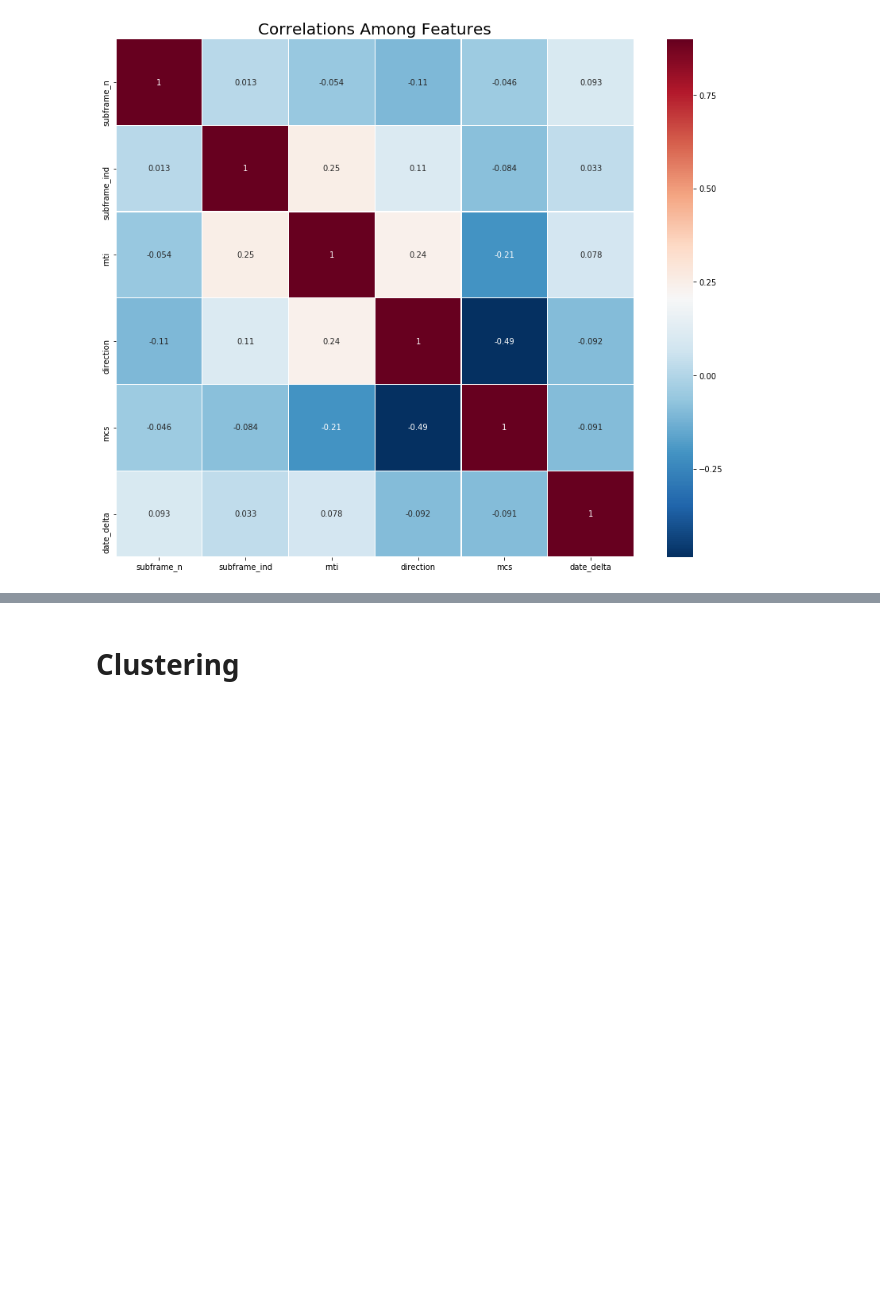
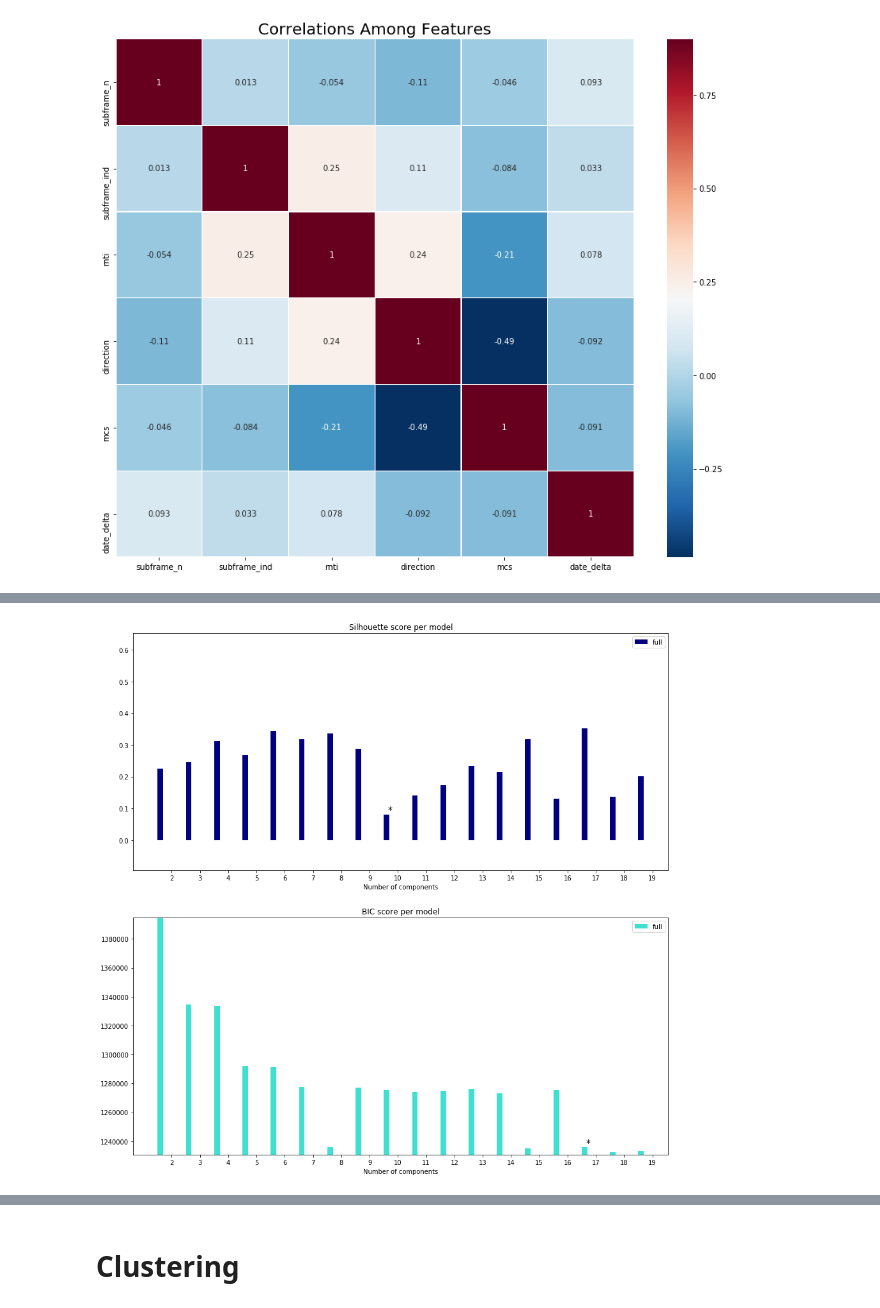
Before and after one commit to joynt/ScAvengers, a Jupyter notebook: main.ipynb, the cells around one changed output, grey strips where cells are left out. Saved outputs shown, nothing was run; the diff lists cells and outputs as text; code cells hidden in the pictures; blank space fills up the shorter version.

Commit message:
Cluster selection

```diff
--- a/main.ipynb
+++ b/main.ipynb
@@ -26,7 +33,9 @@ df = pd.concat([dataframes[key] for key in dataframes.keys()])
 # %%
 df = df[(df.rnti > 10)&(df.rnti != 65535)]
 df['date_delta'] = (df['dates'] - df['dates'].min())  / np.timedelta64(1,'s')
+
 df = df.drop(columns = 'dates')
+df = df.astype('int32')
 # %%
 print(df.info())
 print(df.describe())
@@ -245,0 +307,7 @@ plt.title("Correlations Among Features", y = 1.03,fontsize = 20);
+# %%
+# First message selection
+first_messages = []
+for i in tqdm(set(users)):
+    first_messages.append(df[df.user == i].iloc[0])
+first_messages = pd.DataFrame(first_messages)
+first_messages.drop(columns = 'user', inplace=True)
@@ -245,0 +343,43 @@ plt.title("Correlations Among Features", y = 1.03,fontsize = 20);
+# %%
+(score, best_gmm_silhouette), (bic, best_gmm_bic) = find_n_components(first_messages)
+
+color_iter = itertools.cycle(['navy', 'turquoise', 'cornflowerblue',
+                              'darkorange'])
+bars = []
+# Plot the Silhouette scores
+plt.figure(figsize=(15, 15))
+spl = plt.subplot(2, 1, 1)
+for i, (cv_type, color) in enumerate(zip(cv_types, color_iter)):
+    xpos = np.array(n_components_range) + .2 * (i - 2)
+    bars.append(plt.bar(xpos, score[i * len(n_components_range):
+                                  (i + 1) * len(n_components_range)],
+                        width=.2, color=color))
+plt.xticks(n_components_range)
+plt.ylim([score.min() * 1.01 - .5 * score.max(), score.max()+.3])
+plt.title('Silhouette score per model')
+xpos = np.mod(score.argmin(), len(n_components_range)) + .65 +\
+    .2 * np.floor(score.argmin() / len(n_components_range)) +1
+plt.text(xpos, score.min() * 0.97 + .03 * score.max(), '*', fontsize=14)
+spl.set_xlabel('Number of components')
+spl.legend([b[0] for b in bars], cv_types)
+
+bars = []
+
+# Plot the BIC scores
+spl = plt.subplot(2, 1, 2)
+for i, (cv_type, color) in enumerate(zip(cv_types, color_iter)):
+    xpos = np.array(n_components_range) + .2 * (i - 2)
+    bars.append(plt.bar(xpos, bic[i * len(n_components_range):
+                                  (i + 1) * len(n_components_range)],
+                        width=.2, color=color))
+plt.xticks(n_components_range)
+plt.ylim([bic.min() * 1.01 - .01 * bic.max(), bic.max()])
+plt.title('BIC score per model')
+xpos = np.mod(bic.argmin(), len(n_components_range)) + .65 +\
+    .2 * np.floor(bic.argmin() / len(n_components_range)) +1
+plt.text(xpos, bic.min() * 0.97 + .03 * bic.max(), '*', fontsize=14)
+spl.set_xlabel('Number of components')
+spl.legend([b[0] for b in bars], cv_types)
+plt.show()
+# %% [output]
+[figure, added]
```
Also changed, not shown: parts of 12 cells of this notebook.
